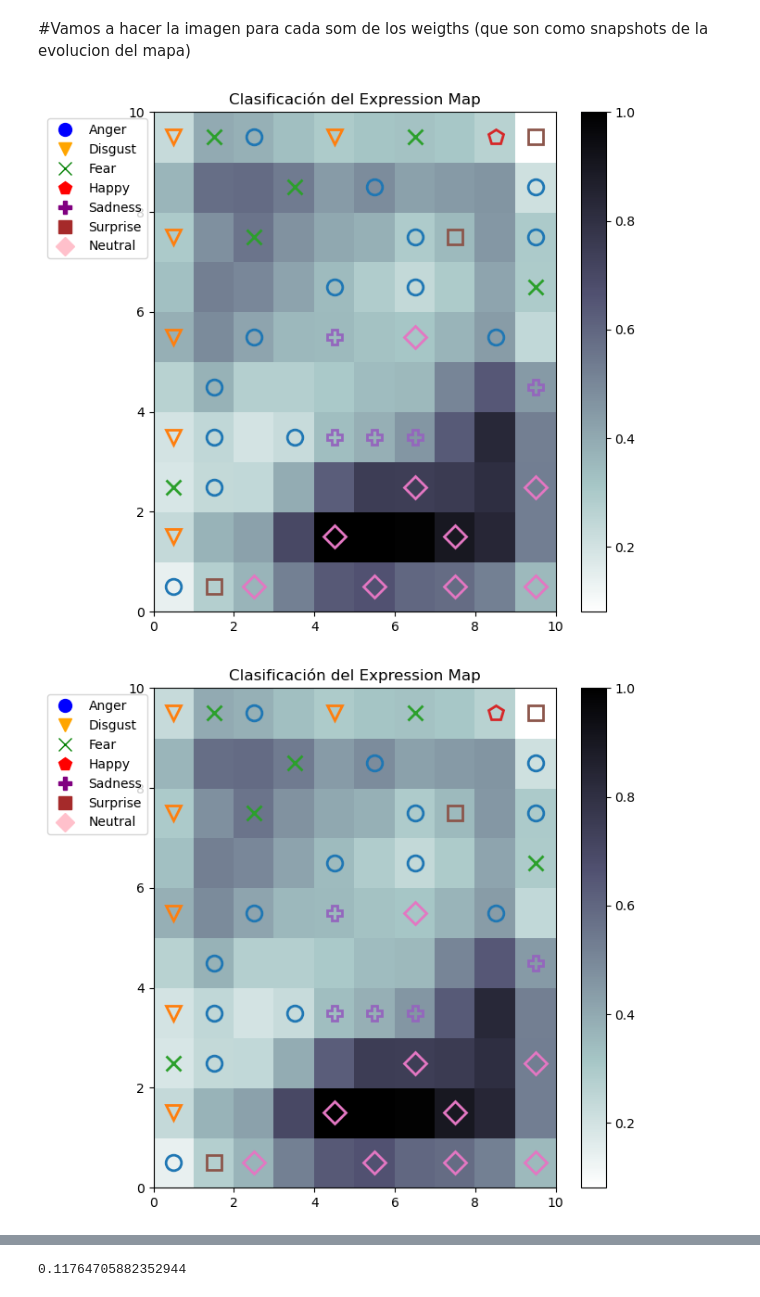
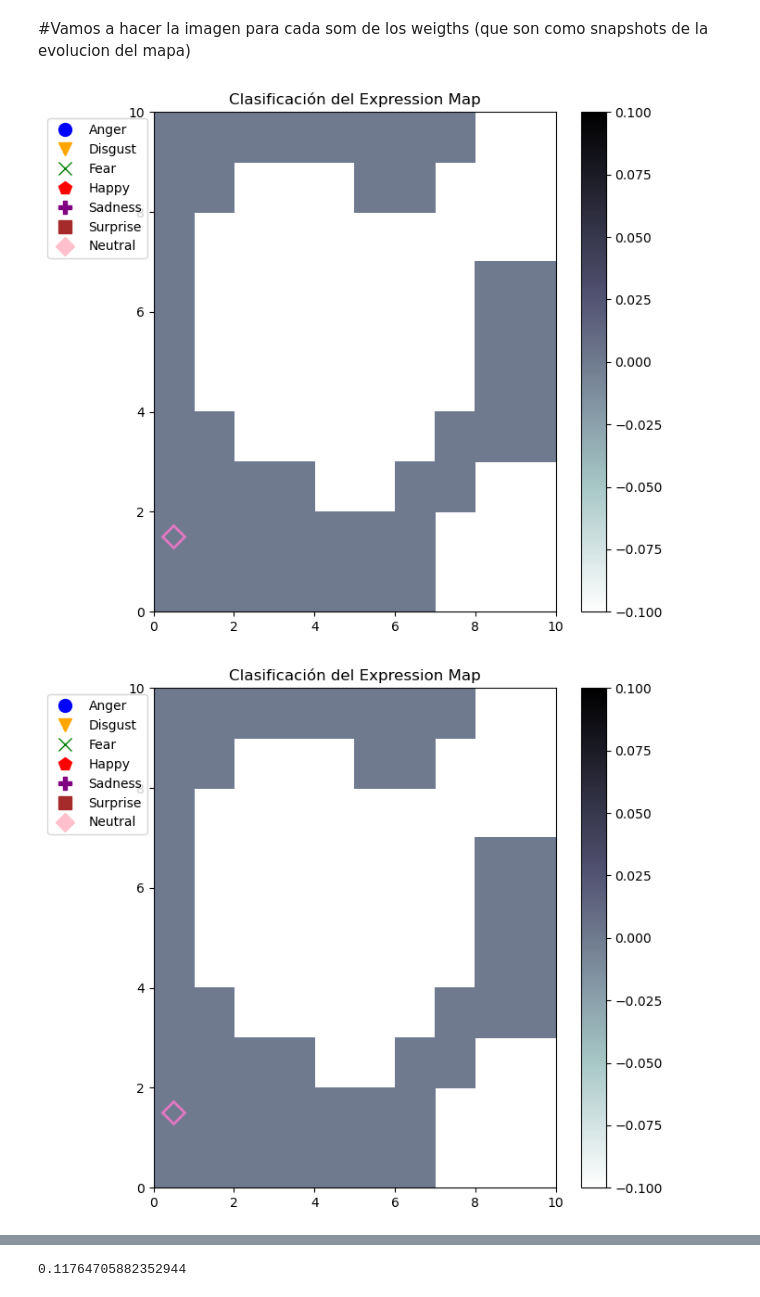
Before and after one commit to aliciaamaliaalvarezmon/SynthesisEmotions, a Jupyter notebook: Notebook/Expression Map-Copy2.ipynb, the cells around one changed output, grey strips where cells are left out. Drawn from its saved outputs; the diff is of its cells as text; code cells hidden in the pictures.

```diff
--- a/Notebook/Expression Map-Copy2.ipynb
+++ b/Notebook/Expression Map-Copy2.ipynb
@@ -78,6 +78,6 @@ first_frames[0:37]
 # %%
-b_shape = b_shape[0:689]
-b_structure = b_structure[0:689]
+#b_shape = b_shape[0:689]
+#b_structure = b_structure[0:689]
 # %%
 b_vector = np.concatenate((b_shape, b_structure), axis = 1)
 b_vector = np.concatenate((b_vector, b_cartoon), axis = 1)
@@ -97,18 +97,20 @@ def get_emotions(files):
     return emotions
 # %%
 import glob
-my_path = '/home/alicia/Documentos/Tesis2023/SynthesisEmotions/ck+copytraining/Emotion_labels/Emotion'
+my_path = '/home/alicia/Documentos/Tesis2023/SynthesisEmotions/ck+copynewT/Emotion_labels/Emotion'
 
 
 emotions = []
 
-files = np.sort(glob.glob(my_path + '/**/*.txt', recursive=True))
+files = np.sort(glob.glob(my_path + '/*/*/*.txt', recursive=True))
+files
 emotions = get_emotions(files)
+#emotions
 # %%
 def get_label_emotions(b_vector, seq_first_frames):
     b_vectors_labeled = []
     target = []
-    for i in range(0,36):
+    for i in range(0,224):
         co = first_frames[i]
         sa = first_frames[i+1]
         b_vectors_labeled.append(b_vector[co])
@@ -156,9 +169,9 @@ stops
 import minisom
 
 weights = {}
-stops = [8000, 10000, 15000, 30000, 50000, 100000]
+stops = [1,  100, 300, 400, 500, 600, 700, 800]
 
-som = minisom.MiniSom(10,10,70,sigma=3,learning_rate=0.8)
+som = minisom.MiniSom(10,10,501,sigma=4,neighborhood_function='mexican_hat',learning_rate=5)
 som.random_weights_init(b_vector)
 print("Training...")
 som.train_random(b_vector,stops[0], verbose=False) # training with 100 iterations
@@ -166,7 +179,7 @@ print("\n...ready!")
 weights[stops[0]] = som.get_weights()
 
 for i in range(1, len(stops[1:])):
-    som = minisom.MiniSom(10,10,70,sigma=3,learning_rate=0.8)
+    som = minisom.MiniSom(10,10,501,sigma=4,neighborhood_function='mexican_hat',learning_rate=5)
     key = stops[i-1]
     som._weights = weights[key]
     print("Training...")
@@ -322,15 +336,15 @@ draw_labeled_neurons_map(som, MyDic, pathi, 'png')
 # %%
 #generamos una instancia de som por cada parada, y luego la graficamos
 
 for key in weights.keys():
     actual_weights = weights[key]
-    som = minisom.MiniSom(10,10,70,sigma=3,learning_rate=0.8)#hay 8x8 neuronas(64)
+    som = minisom.MiniSom(10,10,501,sigma=4,neighborhood_function='mexican_hat',learning_rate=5)#hay 8x8 neuronas(64)
     som._weights = weights[key]
     vectors_labeled, target = get_label_emotions(b_vector, first_frames)
     actual_labeledneurons_dic = {}
     get_labeled_neurons(vectors_labeled, target, actual_labeledneurons_dic, som)
     savepath = '/home/alicia/Documentos/Tesis2023/SynthesisEmotions/Notebook/expression_map_snapshot' +str(key) + '_white.png'
     draw_labeled_neurons_map(som, actual_labeledneurons_dic,savepath, 'png')
 # %% [output]
-[figure, old version]
+[figure, new version]
-[figure, old version]
+[figure, new version]
```
Also changed, not shown: parts of 17 cells of this notebook, 16 other files.
